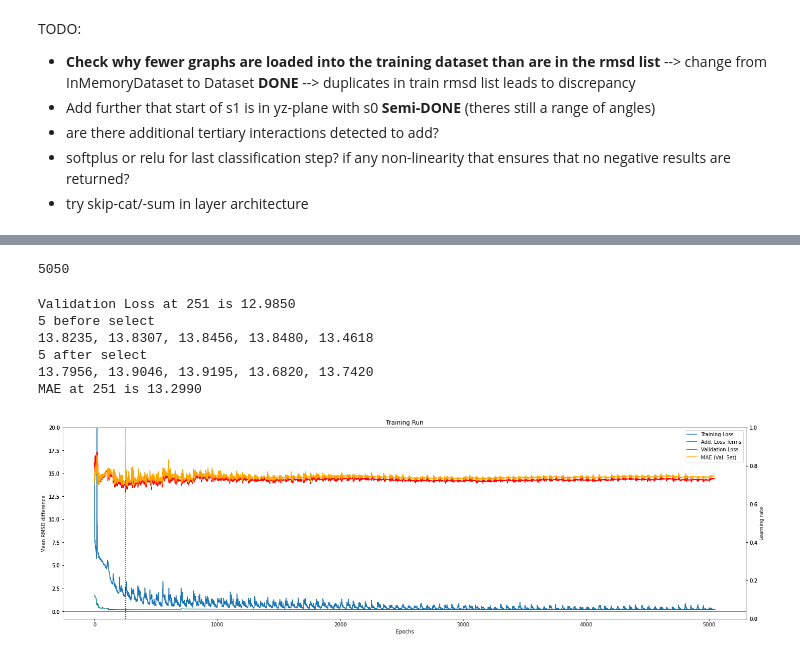
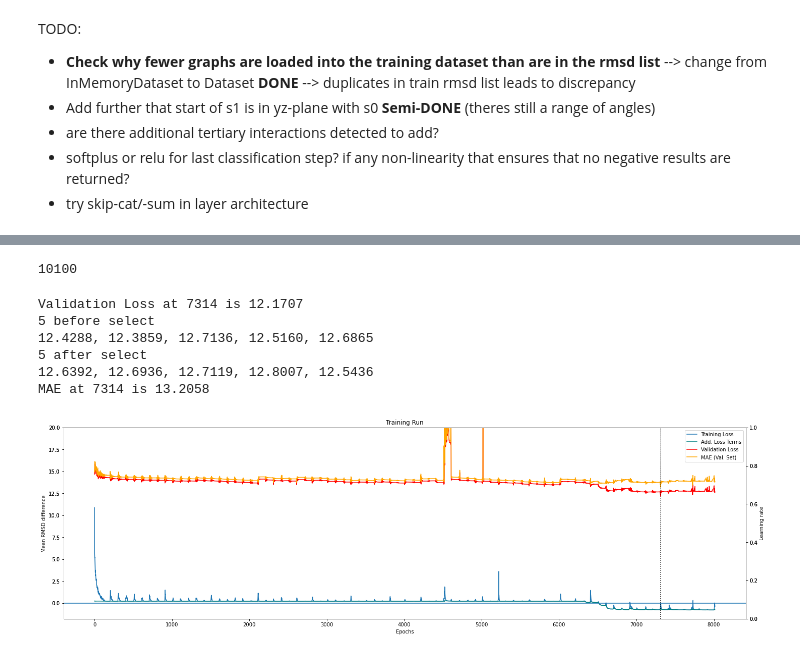
Before and after one commit to milang9/3d_classifier, a Jupyter notebook: 3d_classifier_PyG_pool.ipynb, the cells around one changed output, grey strips where cells are left out. Drawn from its saved outputs; the diff is of its cells as text; code cells hidden in the pictures.

```diff
--- a/3d_classifier_PyG_pool.ipynb
+++ b/3d_classifier_PyG_pool.ipynb
@@ -116,8 +116,8 @@ Epoch 5045: Training loss 0.1952; Validation loss 14.4246, MAE: 14.7209; lr: 0.0
 # %%
 #get training run data
 
-run_dir = "run_data/2022-05-19_11-43_Diff_CG_Classifier"
-burn_in = 50
+run_dir = "run_data/2022-06-07_10-42_MinCut_CG_Classifier"
+burn_in = 100
 
 file_lines = []
 with open(run_dir + "/loss_data.txt", "r") as fh:
@@ -140,10 +140,10 @@ Minimum MAE (after 50 epochs) 13.2990 in epoch 251
 # %%
 print(len(epoch_losses))
 # %% [output]
-5050
+10100
 # %%
 #plot the training run
-select = 251
+select = 7314
 
 print(f"Validation Loss at {select} is {val_losses[select]:.4f}")
 print("5 before select")
@@ -151,38 +151,38 @@ print((", ").join([f"{x:.4f}" for x in val_losses[select-5:select]]))
 print("5 after select")
 print((", ").join([f"{y:.4f}" for y in val_losses[select+1:select+6]]))
 print(f"MAE at {select} is {mae_losses[select]:.4f}")
 
 fig, ax1 = plt.subplots(layout="constrained", figsize=(20, 6))
 ax1.secondary_yaxis("left")
 ax1.plot(epoch_losses, label="Training Loss")
 ax1.plot(epoch_add_losses, "teal", label="Add. Loss Terms")
 ax1.plot(val_losses, "r", label="Validation Loss")
 ax1.plot(mae_losses, "orange", label="MAE (Val. Set)")
 
 ax2 = ax1.twinx()
 ax2.secondary_yaxis("right")
 #ax2.plot(learning_rates, "g", label="Learning Rate")
 plt.title("Training Run")
 ax1.set_xlabel("Epochs")
 ax1.set_ylabel("Mean RMSD difference")
 ax2.set_ylabel("Learning rate")
 
 ax1.set_ybound(lower=(min(epoch_losses)-1), upper=20)#max(val_losses)+2)
 plt.axvline(x = select, c = "black", ls = ':')
 ax1.axhline(y=0)
 
 han1, lab1 = ax1.get_legend_handles_labels()
 han2, lab2 = ax2.get_legend_handles_labels()
 plt.legend(han1 + han2, lab1 + lab2, loc="upper right")
 plt.draw()
 # %% [output]
-Validation Loss at 251 is 12.9850
+Validation Loss at 7314 is 12.1707
 5 before select
-13.8235, 13.8307, 13.8456, 13.8480, 13.4618
+12.4288, 12.3859, 12.7136, 12.5160, 12.6865
 5 after select
-13.7956, 13.9046, 13.9195, 13.6820, 13.7420
-MAE at 251 is 13.2990
+12.6392, 12.6936, 12.7119, 12.8007, 12.5436
+MAE at 7314 is 13.2058
-[figure, old version]
+[figure, new version]
 # %%
 #Test
 from classifier.utility import get_energy_dict, rmsd_scatter, e_rmsd_scatter
```
Also changed, not shown: parts of 4 cells of this notebook, 10 other files.
